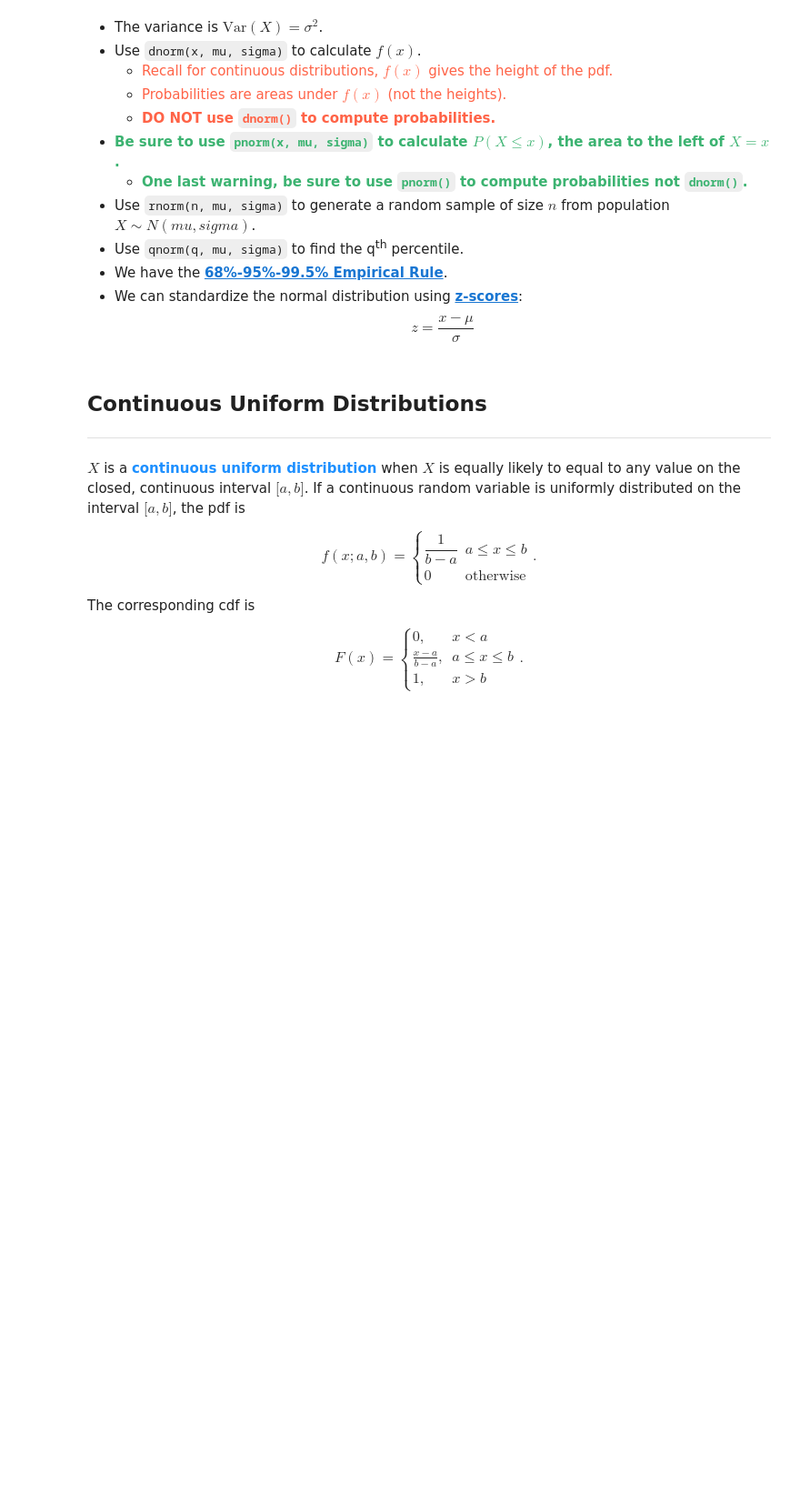
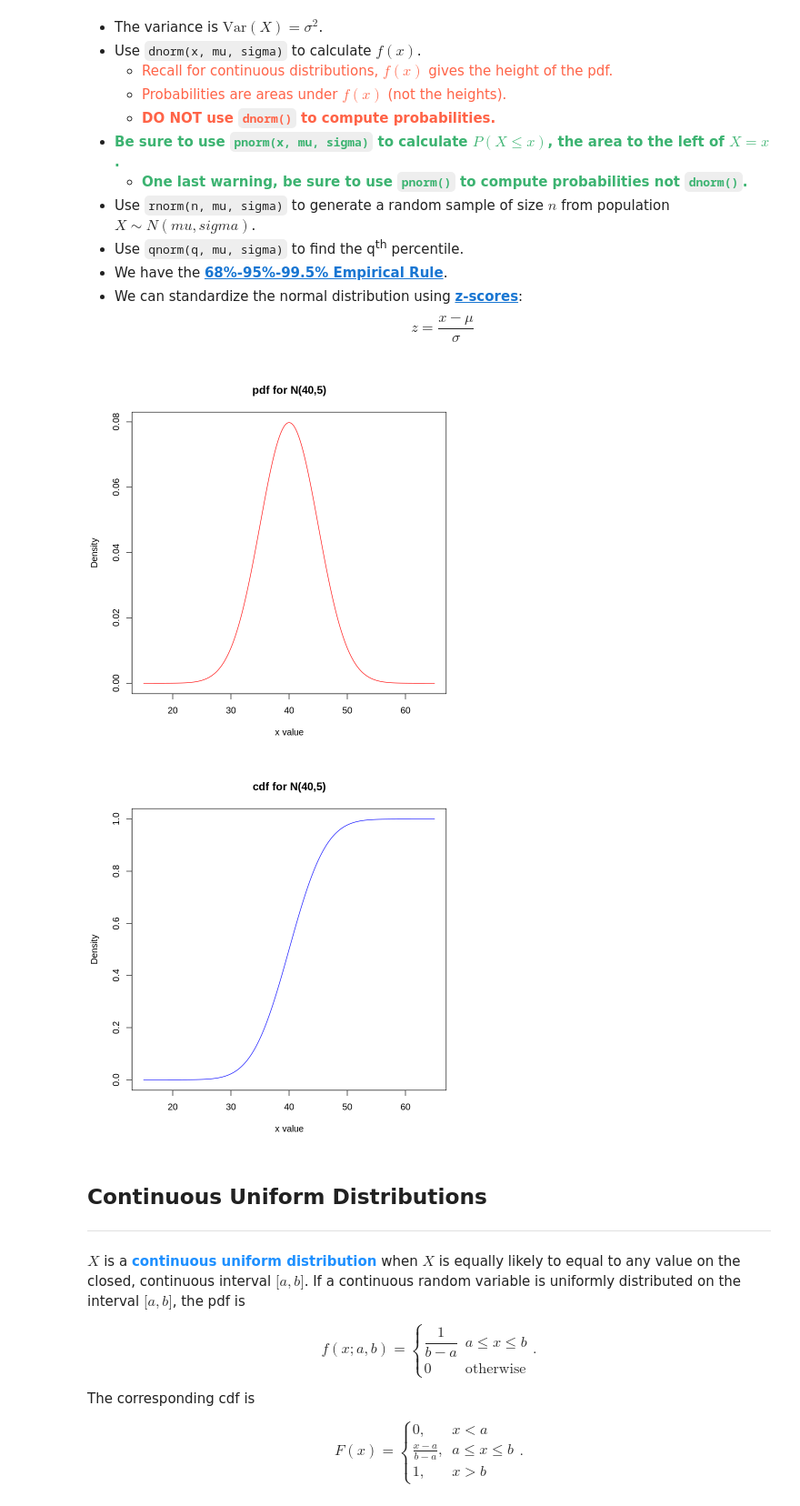
Before and after one commit to CU-Denver-MathStats-OER/Statistical-Theory, a Jupyter notebook: Chap2/08-Common-Continuous-Distributions.ipynb, the cells around one changed output. Shown at 91% size. Cells and saved outputs as stored; diff of their text form; code cells hidden in the pictures; blank space fills up the shorter version.

Commit message:
adding plots to appendix

```diff
--- a/Chap2/08-Common-Continuous-Distributions.ipynb
+++ b/Chap2/08-Common-Continuous-Distributions.ipynb
@@ -690,6 +690,17 @@ $$f(x; \mu, \sigma) = \dfrac{1}{\sigma\sqrt{2\pi}} e^{-\frac{1}{2} \left( \frac{
 -   We have the **[68%-95%-99.5% Empirical Rule](#08empirical)**</font>.
 -   We can standardize the normal distribution using **[z-scores](#08z-score)**:
     $$z = \frac{x - \mu}{\sigma}$$
+# %%
+x <- seq(15, 65, length=1000)
+
+plot(x, dnorm(x, 40, 5), type="l", col = "red", xlab="x value",
+  ylab="Density", main="pdf for N(40,5)")
+
+plot(x, pnorm(x, 40, 5), type="l", col = "blue", xlab="x value",
+  ylab="Density", main="cdf for N(40,5)")
+# %% [output]
+[figure, added]
+[figure, added]
 # %% [markdown]
 ## <a name="08append-unif">Continuous Uniform Distributions</a>
 
```
Also changed, not shown: parts of 3 cells of this notebook.
